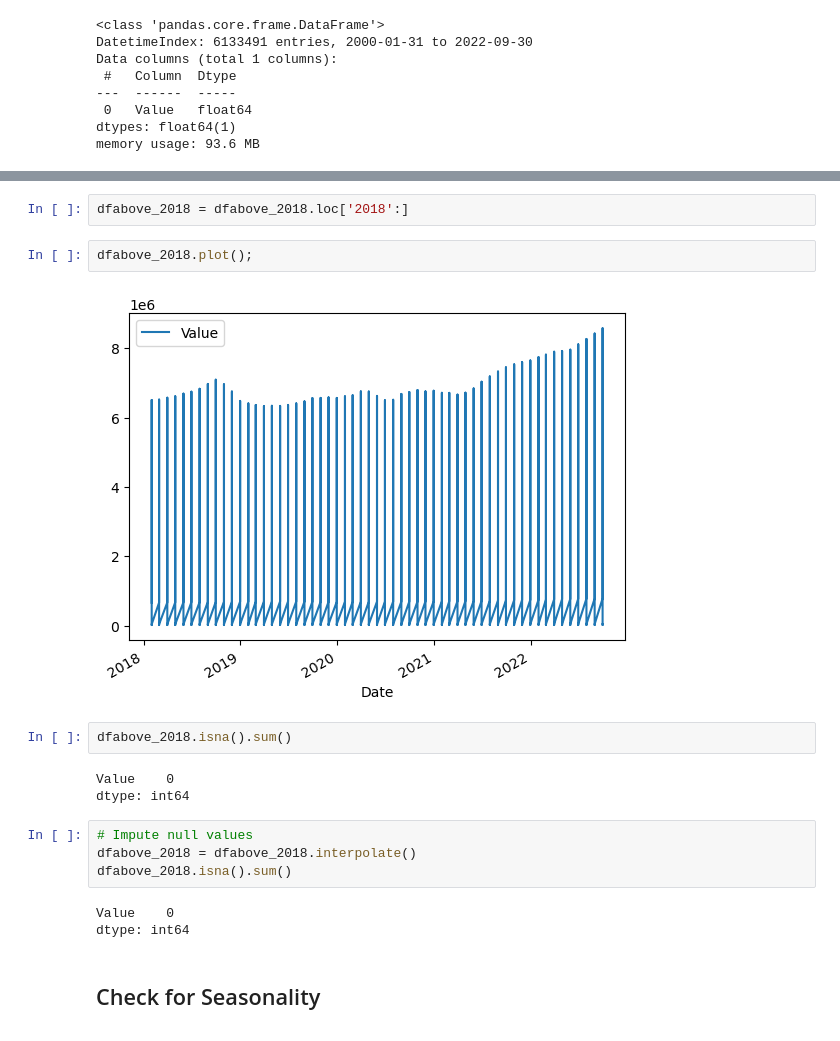
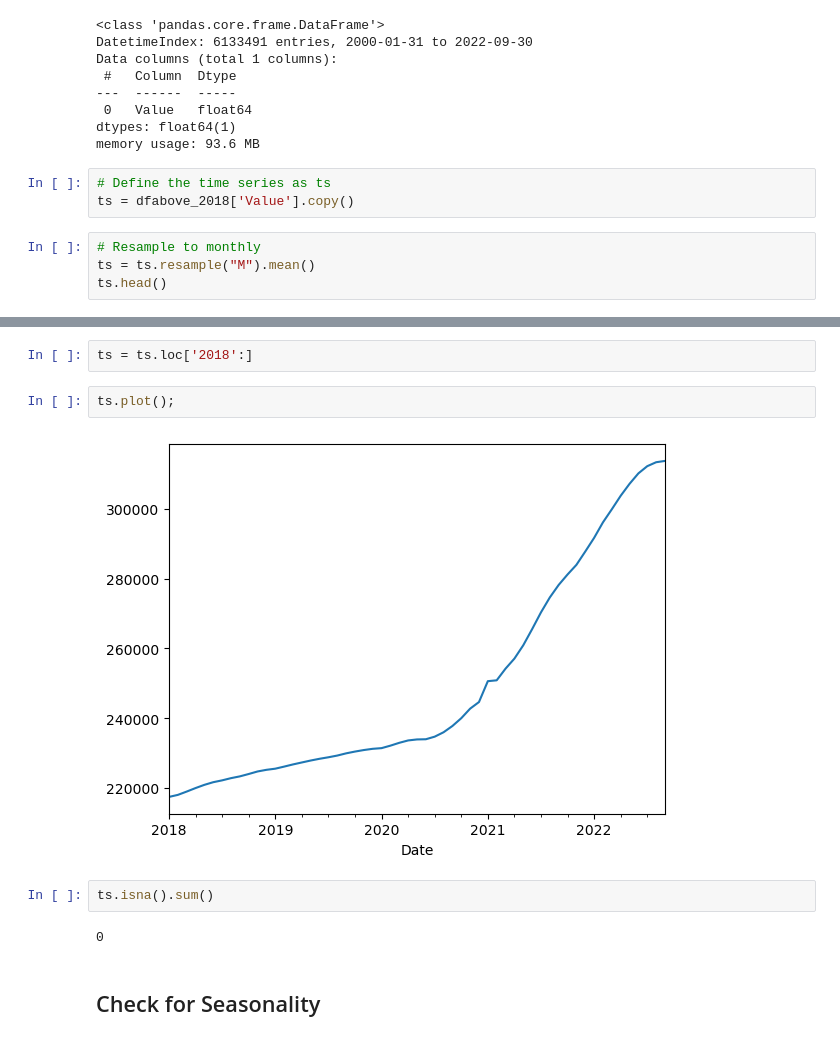
Before and after one commit to brittanymlassiter/GridSearch-SARIMA-Model, a Jupyter notebook: Gridsearch SARIMA Models (Core).ipynb, the cells around one changed output, grey strips where cells are left out. Drawn from its saved outputs; the diff is of its cells as text.

```diff
--- a/Gridsearch SARIMA Models (Core).ipynb
+++ b/Gridsearch SARIMA Models (Core).ipynb
@@ -406,3 +406,10 @@ Data columns (total 1 columns):
  0   Value   float64
 dtypes: float64(1)
 memory usage: 93.6 MB
+# %%
+# Define the time series as ts
+ts = dfabove_2018['Value'].copy()
+# %%
+# Resample to monthly
+ts = ts.resample("M").mean()
+ts.head()
@@ -409,21 +424,13 @@ memory usage: 93.6 MB
 # %%
-dfabove_2018 = dfabove_2018.loc['2018':]
+ts = ts.loc['2018':]
 # %%
-dfabove_2018.plot();
+ts.plot();
 # %% [output]
-[figure, old version]
+[figure, new version]
 # %%
-dfabove_2018.isna().sum()
+ts.isna().sum()
 # %% [output]
-Value    0
-dtype: int64
+0
-# %%
-# Impute null values
-dfabove_2018 = dfabove_2018.interpolate()
-dfabove_2018.isna().sum()
-# %% [output]
-Value    0
-dtype: int64
 # %% [markdown]
 ## Check for Seasonality
 # %%
```
Also changed, not shown: parts of 24 cells of this notebook.
